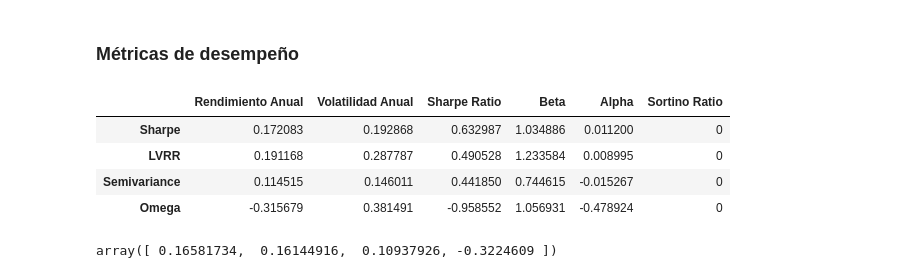
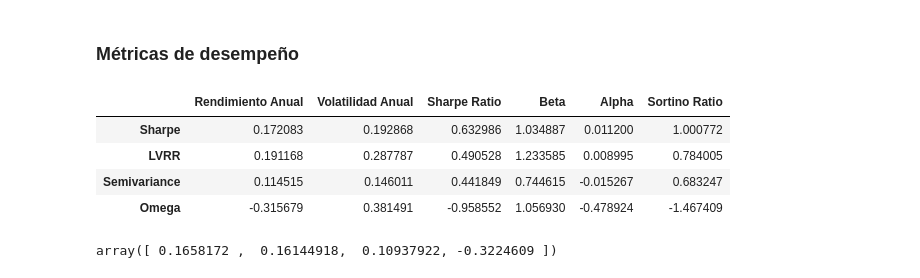
Before and after one commit to LuisMB09/admin_de_riesgos, a Jupyter notebook: Proyecto_Admin.ipynb, the cells around one changed output. Saved outputs shown, nothing was run; the diff lists cells and outputs as text; code cells hidden in the pictures.

```diff
--- a/Proyecto_Admin.ipynb
+++ b/Proyecto_Admin.ipynb
@@ -149,15 +149,10 @@ def lvrr(price: pd.DataFrame, volume: pd.DataFrame, pv: float, rf: float) -> np.
     n_assets = len(mu)
 
     # Volumen promedio de los últimos 3 meses
-    #adv = volume.loc[volume.index >= volume.index.max() - pd.DateOffset(months=3)].mean()
     adv = volume.iloc[-90:, :].mean()
 
     def objective(w):
         """ Función objetivo: maximizar el Sharpe Ratio ajustado por liquidez """
-
-        """n_shares = w * pv / price.iloc[-1]
-        n_days = n_shares / adv
-        lr = np.sum(n_days)"""
 
         H = 1 / (adv * price.iloc[-1])
         lr = np.dot(pv, np.dot(w.T, H))
@@ -455,37 +450,39 @@ El valor final del portafolio Benchmark es de 1,191,264.07
 # %%
 X = rt_benchmark_test['SPY'].values.reshape(-1, 1)
 y = [strats_returns[i] for i in range(len(strats_returns))]
 betas = np.array([LinearRegression().fit(X, i).coef_[0] for i in y])
 
 port_ret = np.mean(strats_returns, axis=1) * 252
 port_vol = np.std(strats_returns, axis=1) * np.sqrt(252)
 sharpe = (port_ret - rf) / port_vol
 alpha = port_ret - (rf + betas * (((rt_benchmark_test.mean()).iloc[0] * 252)-rf))
-sortino = 0 #(port_ret - rf) / (returns_df[returns_df < 0].std() * np.sqrt(252))
+
+down_risk = [np.where(strats_returns[i] < 0, strats_returns[i], 0).std() * np.sqrt(252) for i in range(len(strats_returns))]
+sortino = (port_ret - rf) / down_risk
 
 summary = pd.DataFrame({
     'Rendimiento Anual': port_ret,
     'Volatilidad Anual': port_vol,
     'Sharpe Ratio': sharpe,
     'Beta': betas,
     'Alpha': alpha,
     'Sortino Ratio': sortino
 })
 summary.set_index(pd.Index(['Sharpe', 'LVRR', 'Semivariance', 'Omega']), inplace=True)
 summary
 # %% [output]
 |  | Rendimiento Anual | Volatilidad Anual | Sharpe Ratio | Beta | Alpha | Sortino Ratio |
-| Sharpe | 0.172083 | 0.192868 | 0.632987 | 1.034886 | 0.011200 | 0 |
-| LVRR | 0.191168 | 0.287787 | 0.490528 | 1.233584 | 0.008995 | 0 |
-| Semivariance | 0.114515 | 0.146011 | 0.441850 | 0.744615 | -0.015267 | 0 |
-| Omega | -0.315679 | 0.381491 | -0.958552 | 1.056931 | -0.478924 | 0 |
+| Sharpe | 0.172083 | 0.192868 | 0.632986 | 1.034887 | 0.011200 | 1.000772 |
+| LVRR | 0.191168 | 0.287787 | 0.490528 | 1.233585 | 0.008995 | 0.784005 |
+| Semivariance | 0.114515 | 0.146011 | 0.441849 | 0.744615 | -0.015267 | 0.683247 |
+| Omega | -0.315679 | 0.381491 | -0.958552 | 1.056930 | -0.478924 | -1.467409 |
 # %%
 total_return = [cumulative_returns[i][-1] - 1 for i in range(len(cumulative_returns))]
 period_years = len(rt_test) / 252
 anualized_returns = (np.ones(len(total_return)) + total_return) ** (1 / period_years) - 1
 anualized_returns
 # %% [output]
-array([ 0.16581734,  0.16144916,  0.10937926, -0.3224609 ])
+array([ 0.1658172 ,  0.16144918,  0.10937922, -0.3224609 ])
 # %%
 vt.var_weights(price_test, w_sharpe, 99), vt.cvar_weights(price_test, w_sharpe, 99)
 # %% [output]
```
Also changed, not shown: parts of 6 cells of this notebook.
